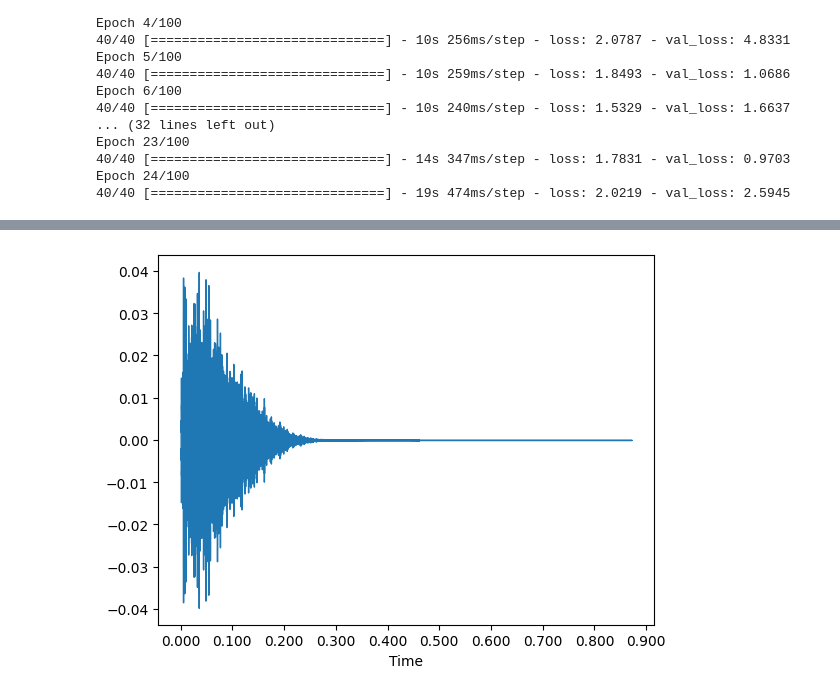
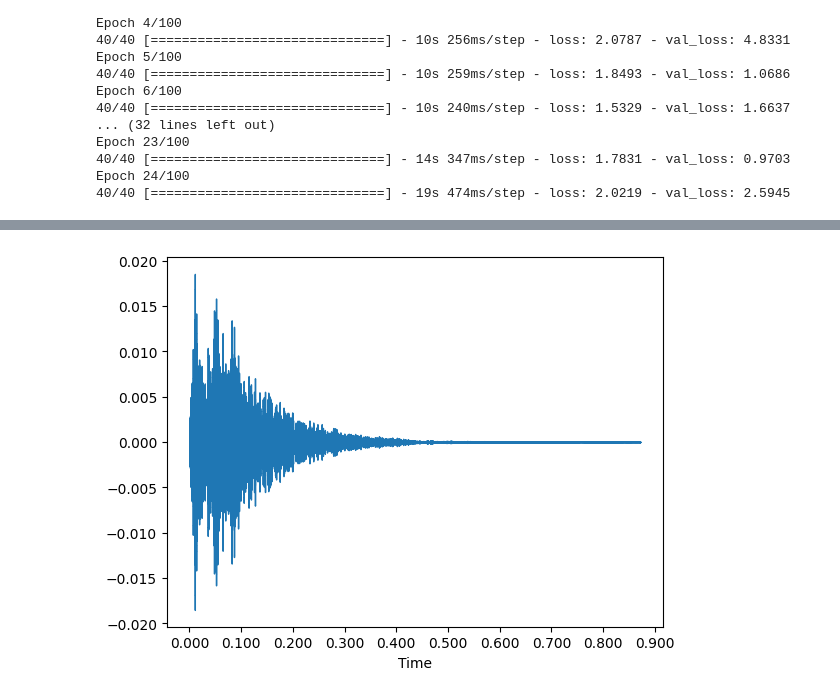
Before and after one commit to CharlieElwess/INFINITE_DRUMS, a Jupyter notebook: drum_creation_notebooks/CE_Make_Snares.ipynb, the cells around one changed output, grey strips where cells are left out. Cells and saved outputs as stored; diff of their text form; code cells hidden in the pictures.

Commit message:
change snare post process

```diff
--- a/drum_creation_notebooks/CE_Make_Snares.ipynb
+++ b/drum_creation_notebooks/CE_Make_Snares.ipynb
@@ -193,6 +193,6 @@ postproc_and_play(images[3])
 # %%
-postproc_and_play(images[4])
+postproc_and_play_snare(images[4])
 # %% [output]
 [interactive output not drawn]
-[figure, old version]
+[figure, new version]
 # %%
```
Also changed, not shown: parts of 4 cells of this notebook.
